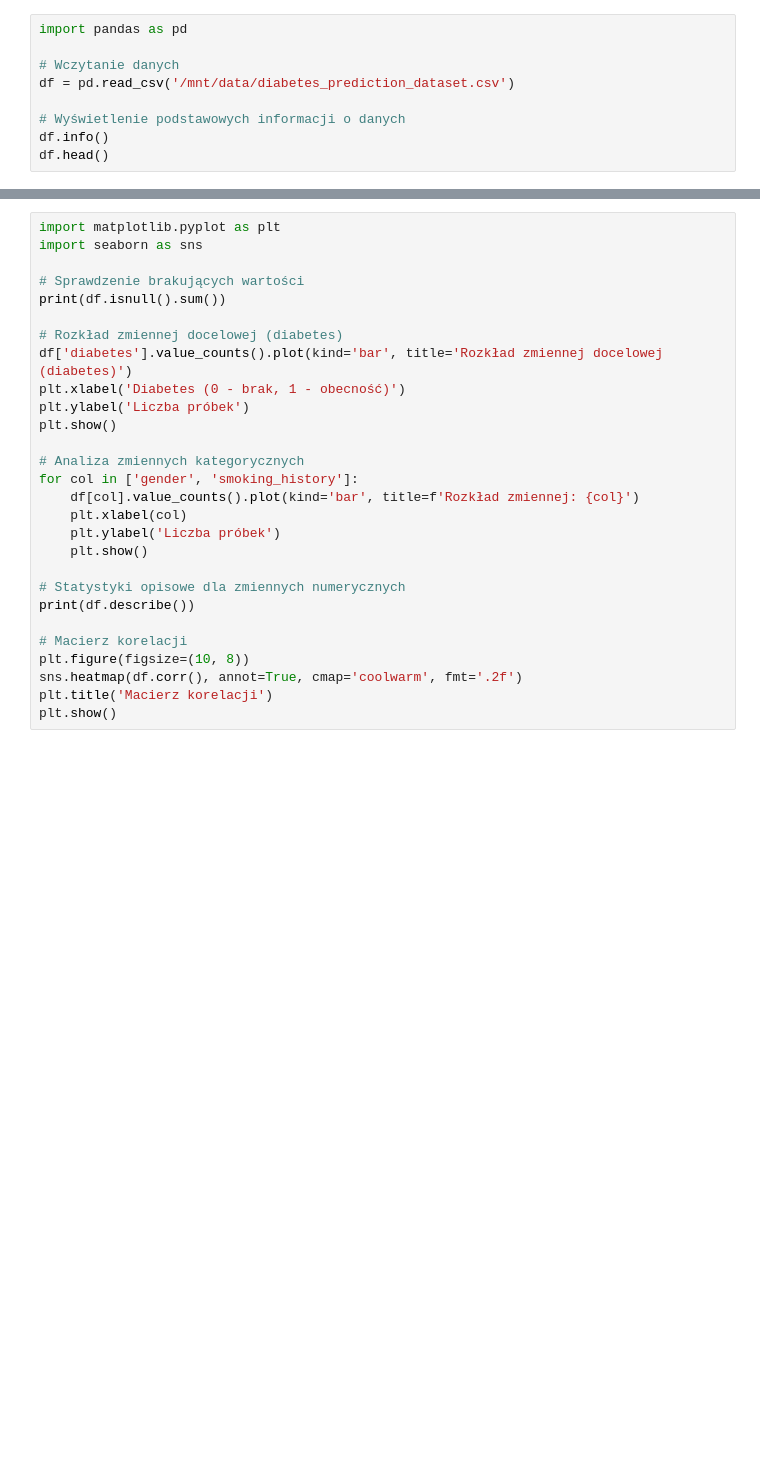
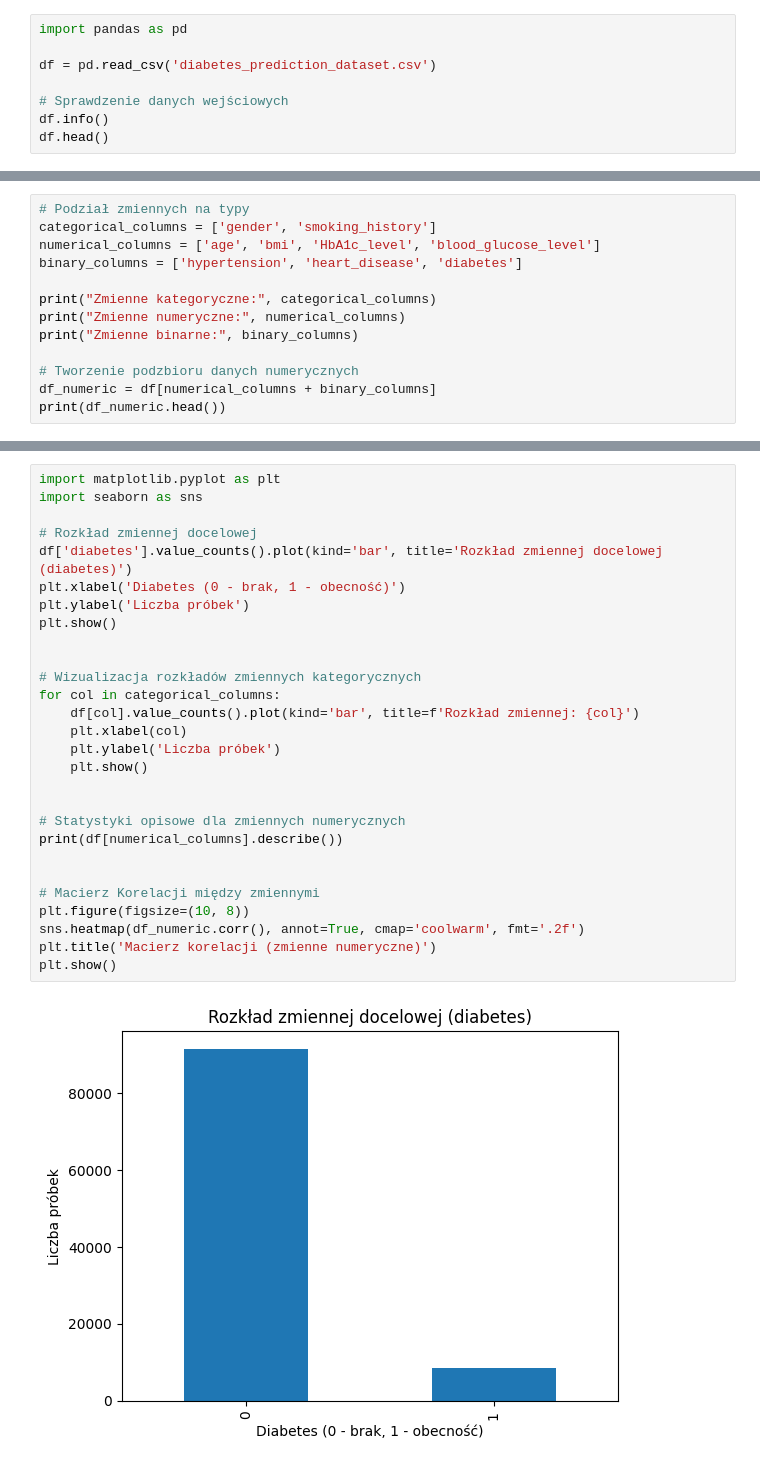
Before and after one commit to molfer1/ML_Diabetes_Prediction_Model, a Jupyter notebook: model.ipynb, the cells around one changed output, grey strips where cells are left out. Drawn from its saved outputs; the diff is of its cells as text; blank space fills up the shorter version.

```diff
--- a/model.ipynb
+++ b/model.ipynb
@@ -28,9 +31,8 @@ który będzie w stanie przewidzieć ryzyko wystąpienia cukrzycy na podstawie d
 # %%
 import pandas as pd
 
-# Wczytanie danych
-df = pd.read_csv('/mnt/data/diabetes_prediction_dataset.csv')
+df = pd.read_csv('diabetes_prediction_dataset.csv')
 
-# Wyświetlenie podstawowych informacji o danych
+# Sprawdzenie danych wejściowych
 df.info()
 df.head()
@@ -41,3 +66,16 @@ df.head()
     - Analiza statystyczna zmiennych numerycznych ('age', 'bmi', 'HbA1c_level', 'blood_glucose_level').
     - Macierz korelacji dla zmiennych numerycznych.
     - Wizualizacje wykresów
+# %%
+# Podział zmiennych na typy
+categorical_columns = ['gender', 'smoking_history']
+numerical_columns = ['age', 'bmi', 'HbA1c_level', 'blood_glucose_level']
+binary_columns = ['hypertension', 'heart_disease', 'diabetes']
+
+print("Zmienne kategoryczne:", categorical_columns)
+print("Zmienne numeryczne:", numerical_columns)
+print("Zmienne binarne:", binary_columns)
+
+# Tworzenie podzbioru danych numerycznych
+df_numeric = df[numerical_columns + binary_columns]
+print(df_numeric.head())
@@ -44,28 +99,30 @@ df.head()
 # %%
 import matplotlib.pyplot as plt
 import seaborn as sns
 
-# Sprawdzenie brakujących wartości
-print(df.isnull().sum())
-
-# Rozkład zmiennej docelowej (diabetes)
+# Rozkład zmiennej docelowej
 df['diabetes'].value_counts().plot(kind='bar', title='Rozkład zmiennej docelowej (diabetes)')
 plt.xlabel('Diabetes (0 - brak, 1 - obecność)')
 plt.ylabel('Liczba próbek')
 plt.show()
 
-# Analiza zmiennych kategorycznych
-for col in ['gender', 'smoking_history']:
+
+# Wizualizacja rozkładów zmiennych kategorycznych
+for col in categorical_columns:
     df[col].value_counts().plot(kind='bar', title=f'Rozkład zmiennej: {col}')
     plt.xlabel(col)
     plt.ylabel('Liczba próbek')
     plt.show()
 
+
 # Statystyki opisowe dla zmiennych numerycznych
-print(df.describe())
+print(df[numerical_columns].describe())
 
-# Macierz korelacji
+
+# Macierz Korelacji między zmiennymi
 plt.figure(figsize=(10, 8))
-sns.heatmap(df.corr(), annot=True, cmap='coolwarm', fmt='.2f')
-plt.title('Macierz korelacji')
+sns.heatmap(df_numeric.corr(), annot=True, cmap='coolwarm', fmt='.2f')
+plt.title('Macierz korelacji (zmienne numeryczne)')
 plt.show()
+# %% [output]
+[figure, added]
```
Also changed, not shown: parts of 50 cells of this notebook, 1 other file.
